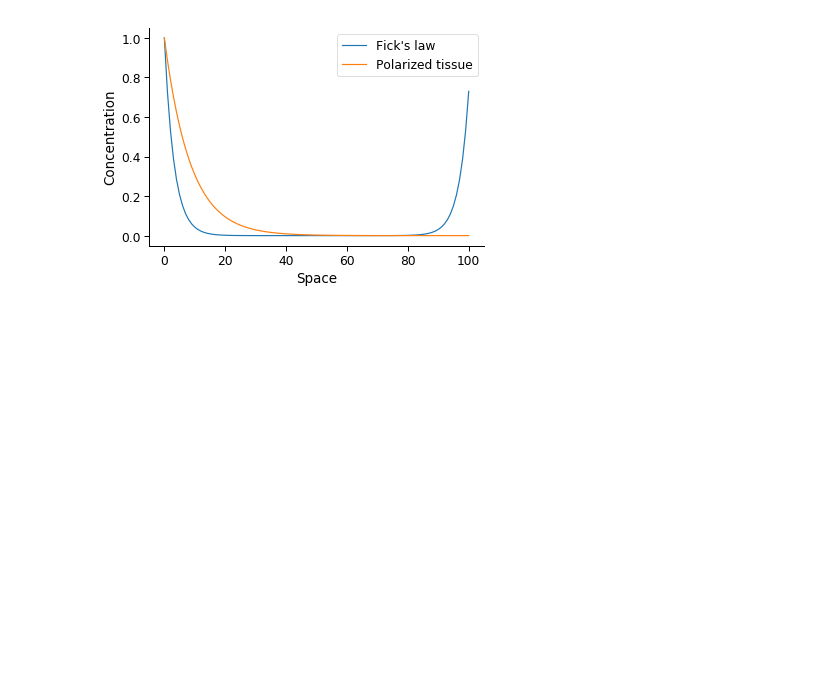
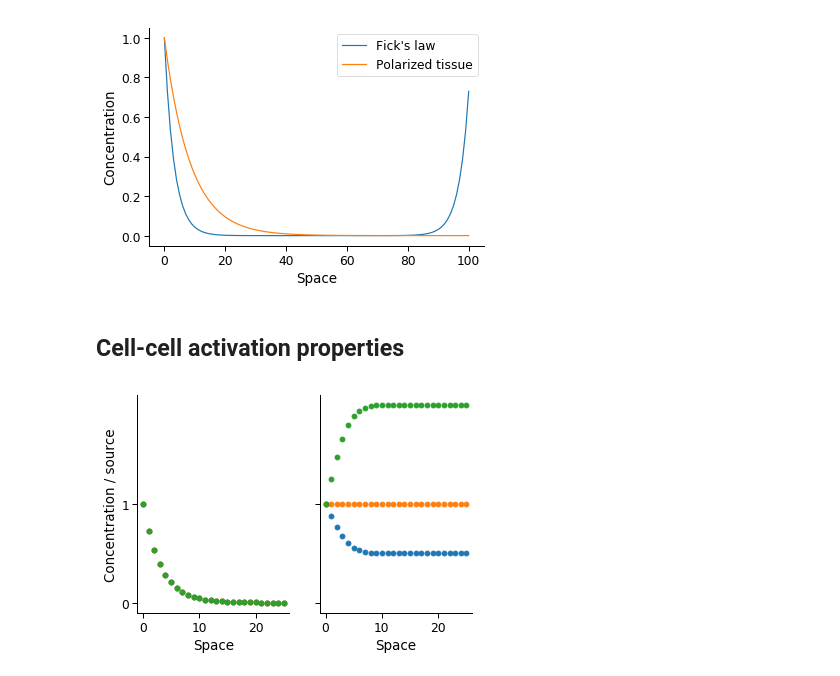
Before and after one commit to germannp/turing, a Jupyter notebook: will_it_turing.ipynb, the cells around one changed output. Cells and saved outputs as stored; diff of their text form; code cells hidden in the pictures; blank space fills up the shorter version.

```diff
--- a/will_it_turing.ipynb
+++ b/will_it_turing.ipynb
@@ -368,3 +382,28 @@ sns.despine()
 plt.show()
 # %% [output]
 [figure]
+# %% [markdown]
+## Cell-cell activation properties
+# %%
+fig, axs = plt.subplots(1, 2, sharex=True, sharey=True)
+
+for c_source in [0.5, 1, 2]:
+# for c_source in [1, 10, 100, 1000]:
+    c_0 = np.append(1, np.ones(len(x) - 1) * c_source)
+    c = solve_ivp(partial(source, ficks_law), [0, 1e3], c_0, 'BDF')
+    axs[0].plot(x[:26], c.y[:, -1][:26], 'o')
+
+    c = solve_ivp(partial(source, cell_cell_act), [0, 1e3], c_0, 'BDF')
+    axs[1].plot(x[:26], c.y[:, -1][:26], 'o')
+
+# axs[0].legend(['Exponential', coupling.description], frameon=False)
+axs[0].set_xlabel('Space')
+axs[1].set_xlabel('Space')
+axs[0].set_xlim([-1, 26])
+axs[0].set_ylabel('Concentration / source')
+axs[0].set_yticks([0, 1])
+
+sns.despine(fig)
+plt.show()
+# %% [output]
+[figure, added]
```
Also changed, not shown: parts of 21 cells of this notebook.
